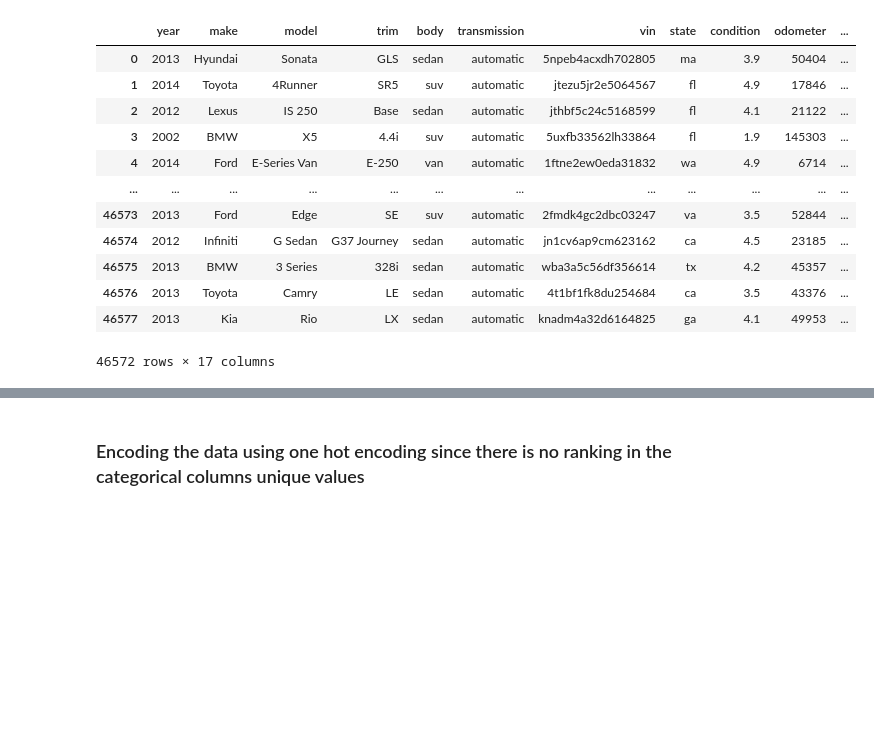
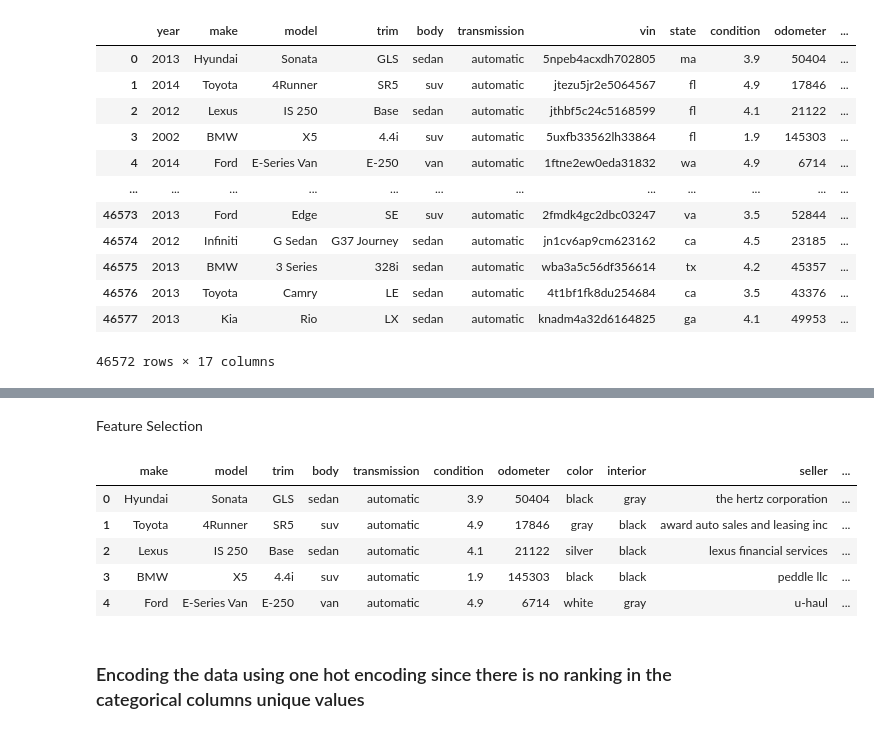
Before and after one commit to TameemAlghazaly/Data-Science-Projects, a Jupyter notebook: Car Prices Linear Regression/Car Prices Prediction Updated.ipynb, the cells around one changed output, grey strips where cells are left out. Saved outputs shown, nothing was run; the diff lists cells and outputs as text; code cells hidden in the pictures; blank space fills up the shorter version.

```diff
--- a/Car Prices Linear Regression/Car Prices Prediction Updated.ipynb
+++ b/Car Prices Linear Regression/Car Prices Prediction Updated.ipynb
@@ -430,3 +463,16 @@ df
+# %% [markdown]
+Feature Selection
+# %%
+#drop columns vin year saledate mmr
+df = df.drop(['vin','year','saledate','mmr','state'],axis=1)
+df.head()
+# %% [output]
+|  | make | model | trim | body | transmission | condition | odometer | color | interior | seller | ... |
+| 0 | Hyundai | Sonata | GLS | sedan | automatic | 3.9 | 50404 | black | gray | the hertz corporation | ... |
+| 1 | Toyota | 4Runner | SR5 | suv | automatic | 4.9 | 17846 | gray | black | award auto sales and leasing inc | ... |
+| 2 | Lexus | IS 250 | Base | sedan | automatic | 4.1 | 21122 | silver | black | lexus financial services | ... |
+| 3 | BMW | X5 | 4.4i | suv | automatic | 1.9 | 145303 | black | black | peddle llc | ... |
+| 4 | Ford | E-Series Van | E-250 | van | automatic | 4.9 | 6714 | white | gray | u-haul | ... |
 # %% [markdown]
 ### Encoding the data using one hot encoding since there is no ranking in the categorical columns unique values
 # %%
```
Also changed, not shown: parts of 9 cells of this notebook.
